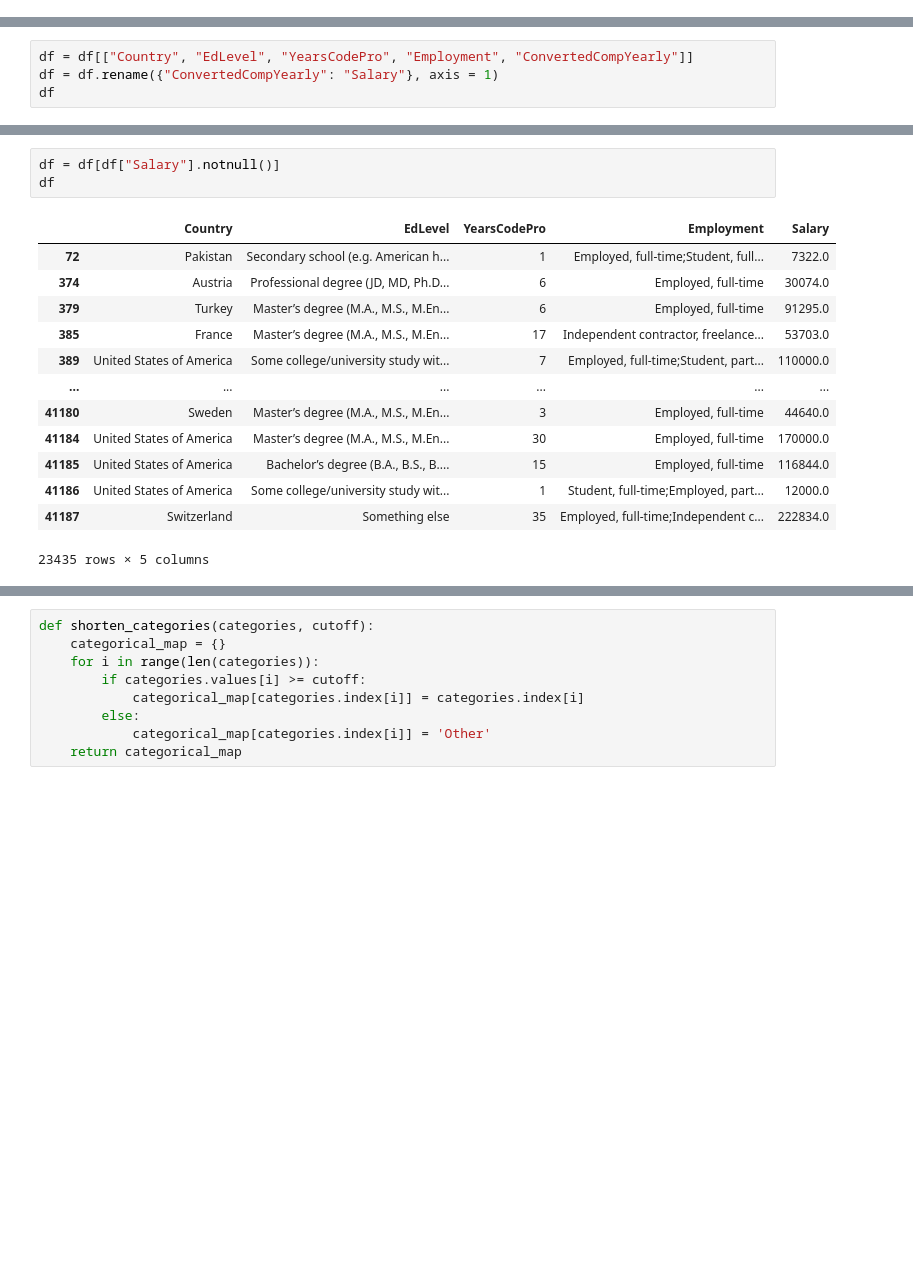
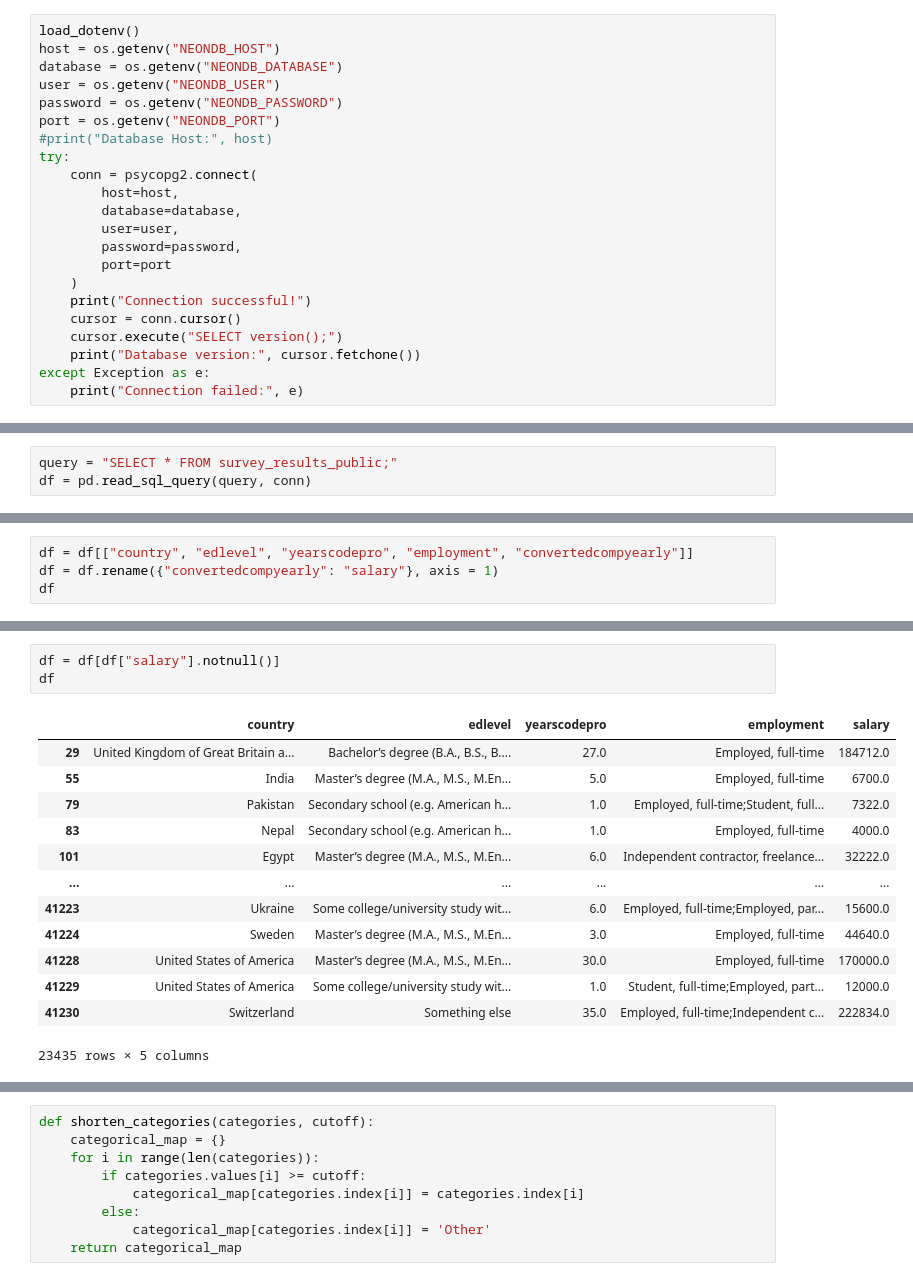
Before and after one commit to manaalmashpher/salaryPredictionProject, a Jupyter notebook: salarypred.ipynb, the cells around one changed output, grey strips where cells are left out. Drawn from its saved outputs; the diff is of its cells as text; blank space fills up the shorter version.

Commit message:
database connection implemented

```diff
--- a/salarypred.ipynb
+++ b/salarypred.ipynb
@@ -28,0 +8,22 @@ df
+# %%
+load_dotenv()
+host = os.getenv("NEONDB_HOST")
+database = os.getenv("NEONDB_DATABASE")
+user = os.getenv("NEONDB_USER")
+password = os.getenv("NEONDB_PASSWORD")
+port = os.getenv("NEONDB_PORT")
+#print("Database Host:", host)
+try:
+    conn = psycopg2.connect(
+        host=host,
+        database=database,
+        user=user,
+        password=password,
+        port=port
+    )
+    print("Connection successful!")
+    cursor = conn.cursor()
+    cursor.execute("SELECT version();")
+    print("Database version:", cursor.fetchone())
+except Exception as e:
+    print("Connection failed:", e)
@@ -28,0 +33,3 @@ df
+# %%
+query = "SELECT * FROM survey_results_public;"
+df = pd.read_sql_query(query, conn)
@@ -29,5 +52,5 @@ df
 # %%
-df = df[["Country", "EdLevel", "YearsCodePro", "Employment", "ConvertedCompYearly"]]
-df = df.rename({"ConvertedCompYearly": "Salary"}, axis = 1)
+df = df[["country", "edlevel", "yearscodepro", "employment", "convertedcompyearly"]]
+df = df.rename({"convertedcompyearly": "salary"}, axis = 1)
 df
 # %% [output]
@@ -46,20 +69,20 @@ df
 65437 rows × 5 columns
 # %%
-df = df[df["Salary"].notnull()]
+df = df[df["salary"].notnull()]
 df
 # %% [output]
-|  | Country | EdLevel | YearsCodePro | Employment | Salary |
-| 72 | Pakistan | Secondary school (e.g. American h... | 1 | Employed, full-time;Student, full... | 7322.0 |
-| 374 | Austria | Professional degree (JD, MD, Ph.D... | 6 | Employed, full-time | 30074.0 |
-| 379 | Turkey | Master’s degree (M.A., M.S., M.En... | 6 | Employed, full-time | 91295.0 |
-| 385 | France | Master’s degree (M.A., M.S., M.En... | 17 | Independent contractor, freelance... | 53703.0 |
-| 389 | United States of America | Some college/university study wit... | 7 | Employed, full-time;Student, part... | 110000.0 |
+|  | country | edlevel | yearscodepro | employment | salary |
+| 29 | United Kingdom of Great Britain a... | Bachelor’s degree (B.A., B.S., B.... | 27.0 | Employed, full-time | 184712.0 |
+| 55 | India | Master’s degree (M.A., M.S., M.En... | 5.0 | Employed, full-time | 6700.0 |
+| 79 | Pakistan | Secondary school (e.g. American h... | 1.0 | Employed, full-time;Student, full... | 7322.0 |
+| 83 | Nepal | Secondary school (e.g. American h... | 1.0 | Employed, full-time | 4000.0 |
+| 101 | Egypt | Master’s degree (M.A., M.S., M.En... | 6.0 | Independent contractor, freelance... | 32222.0 |
 | ... | ... | ... | ... | ... | ... |
-| 41180 | Sweden | Master’s degree (M.A., M.S., M.En... | 3 | Employed, full-time | 44640.0 |
-| 41184 | United States of America | Master’s degree (M.A., M.S., M.En... | 30 | Employed, full-time | 170000.0 |
-| 41185 | United States of America | Bachelor’s degree (B.A., B.S., B.... | 15 | Employed, full-time | 116844.0 |
-| 41186 | United States of America | Some college/university study wit... | 1 | Student, full-time;Employed, part... | 12000.0 |
-| 41187 | Switzerland | Something else | 35 | Employed, full-time;Independent c... | 222834.0 |
+| 41223 | Ukraine | Some college/university study wit... | 6.0 | Employed, full-time;Employed, par... | 15600.0 |
+| 41224 | Sweden | Master’s degree (M.A., M.S., M.En... | 3.0 | Employed, full-time | 44640.0 |
+| 41228 | United States of America | Master’s degree (M.A., M.S., M.En... | 30.0 | Employed, full-time | 170000.0 |
+| 41229 | United States of America | Some college/university study wit... | 1.0 | Student, full-time;Employed, part... | 12000.0 |
+| 41230 | Switzerland | Something else | 35.0 | Employed, full-time;Independent c... | 222834.0 |
 23435 rows × 5 columns
 # %%
 df.info()
```
Also changed, not shown: parts of 23 cells of this notebook, 4 other files.
